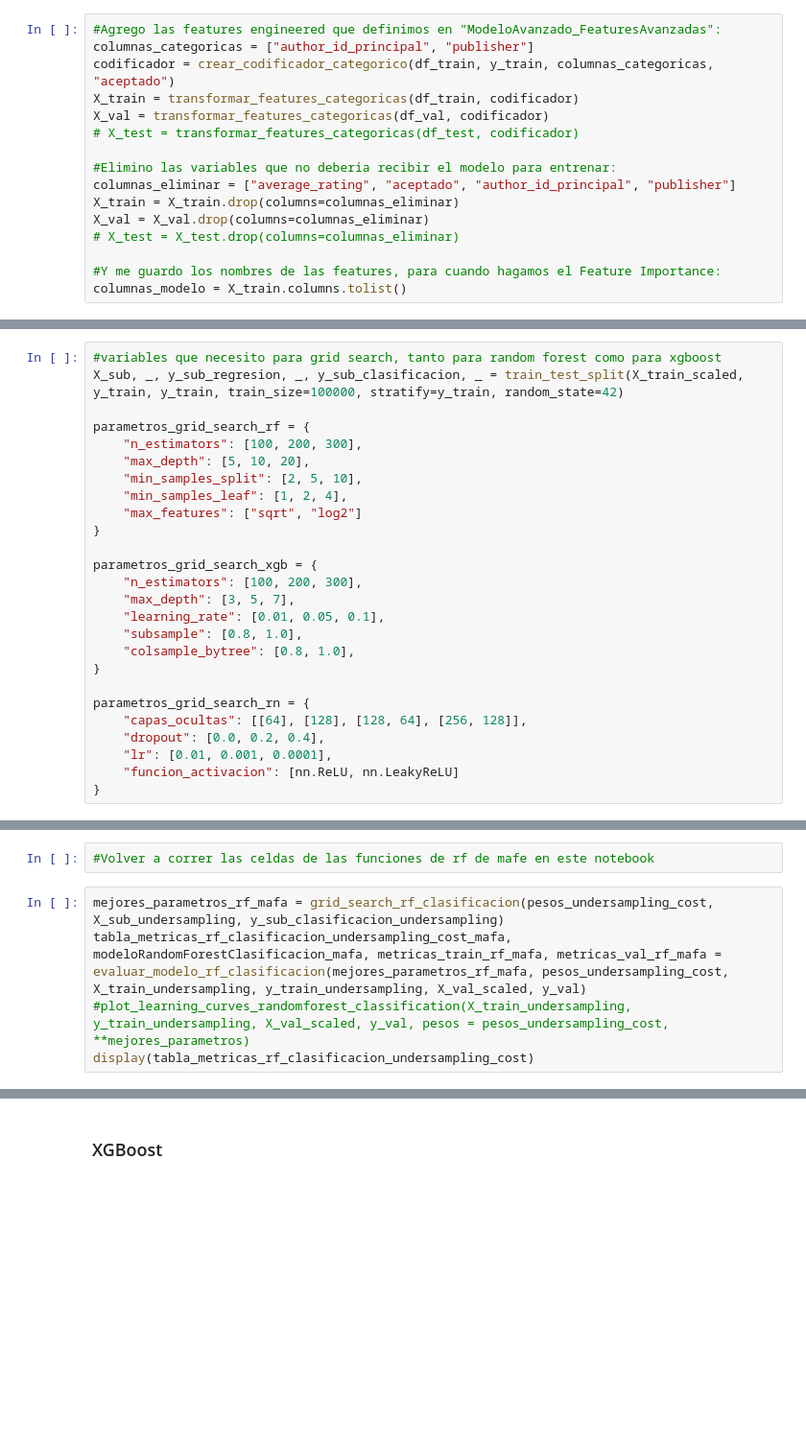
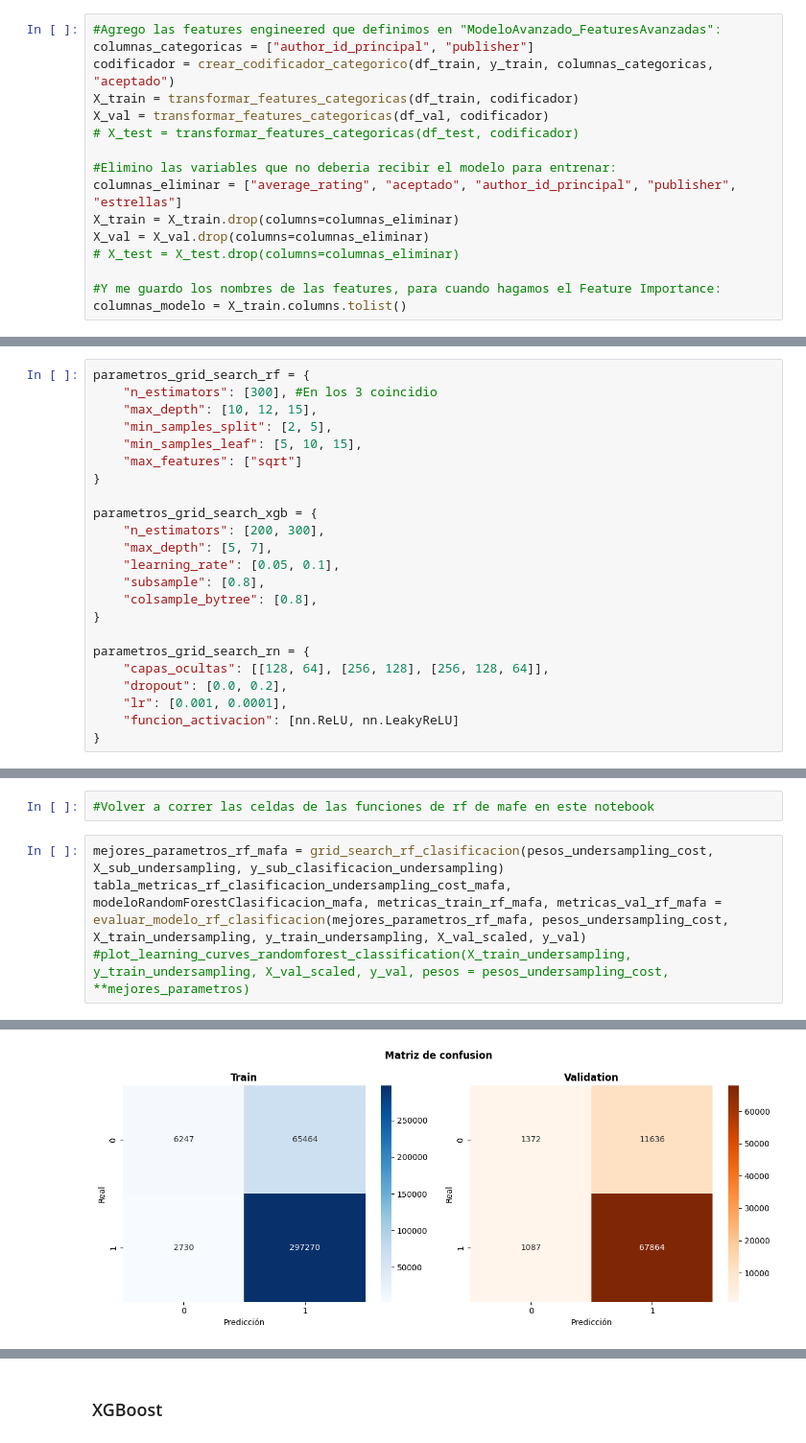
Before and after one commit to SolGarciaPereyra/Clasificador_Recomendador_Libros, a Jupyter notebook: Modelo_aceptacion.ipynb, the cells around one changed output, grey strips where cells are left out. Shown at 96% size. Saved outputs shown, nothing was run; the diff lists cells and outputs as text; blank space fills up the shorter version.

```diff
--- a/Modelo_aceptacion.ipynb
+++ b/Modelo_aceptacion.ipynb
@@ -468,7 +468,7 @@ X_val = transformar_features_categoricas(df_val, codificador)
 # X_test = transformar_features_categoricas(df_test, codificador)
 
 #Elimino las variables que no deberia recibir el modelo para entrenar:
-columnas_eliminar = ["average_rating", "aceptado", "author_id_principal", "publisher"]
+columnas_eliminar = ["average_rating", "aceptado", "author_id_principal", "publisher", "estrellas"]
 X_train = X_train.drop(columns=columnas_eliminar)
 X_val = X_val.drop(columns=columnas_eliminar)
 # X_test = X_test.drop(columns=columnas_eliminar)
@@ -487,29 +487,26 @@ X_train_scaled = X_train_scaled.to_numpy()
 X_val_scaled = X_val_scaled.to_numpy()
 # X_test_scaled = X_test_scaled.to_numpy()
 # %%
-#variables que necesito para grid search, tanto para random forest como para xgboost
-X_sub, _, y_sub_regresion, _, y_sub_clasificacion, _ = train_test_split(X_train_scaled, y_train, y_train, train_size=100000, stratify=y_train, random_state=42)
-
 parametros_grid_search_rf = {
-    "n_estimators": [100, 200, 300],
-    "max_depth": [5, 10, 20],
-    "min_samples_split": [2, 5, 10],
-    "min_samples_leaf": [1, 2, 4],
-    "max_features": ["sqrt", "log2"]
+    "n_estimators": [300], #En los 3 coincidio
+    "max_depth": [10, 12, 15],
+    "min_samples_split": [2, 5],
+    "min_samples_leaf": [5, 10, 15],
+    "max_features": ["sqrt"]
 }
 
 parametros_grid_search_xgb = {
-    "n_estimators": [100, 200, 300],
-    "max_depth": [3, 5, 7],
-    "learning_rate": [0.01, 0.05, 0.1],
-    "subsample": [0.8, 1.0],
-    "colsample_bytree": [0.8, 1.0],
+    "n_estimators": [200, 300],
+    "max_depth": [5, 7],
+    "learning_rate": [0.05, 0.1],
+    "subsample": [0.8],
+    "colsample_bytree": [0.8],
 }
 
 parametros_grid_search_rn = {
-    "capas_ocultas": [[64], [128], [128, 64], [256, 128]],
-    "dropout": [0.0, 0.2, 0.4],
-    "lr": [0.01, 0.001, 0.0001],
+    "capas_ocultas": [[128, 64], [256, 128], [256, 128, 64]],
+    "dropout": [0.0, 0.2],
+    "lr": [0.001, 0.0001],
     "funcion_activacion": [nn.ReLU, nn.LeakyReLU]
 }
 # %%
@@ -534,4 +531,4 @@ pesos_undersampling_cost = {0:2, 1:1}
 mejores_parametros_rf_mafa = grid_search_rf_clasificacion(pesos_undersampling_cost, X_sub_undersampling, y_sub_clasificacion_undersampling)
 tabla_metricas_rf_clasificacion_undersampling_cost_mafa, modeloRandomForestClasificacion_mafa, metricas_train_rf_mafa, metricas_val_rf_mafa = evaluar_modelo_rf_clasificacion(mejores_parametros_rf_mafa, pesos_undersampling_cost, X_train_undersampling, y_train_undersampling, X_val_scaled, y_val)
 #plot_learning_curves_randomforest_classification(X_train_undersampling, y_train_undersampling, X_val_scaled, y_val, pesos = pesos_undersampling_cost, **mejores_parametros)
-display(tabla_metricas_rf_clasificacion_undersampling_cost)
+# %% [output]
@@ -537,0 +543 @@ display(tabla_metricas_rf_clasificacion_undersampling_cost)
+[figure, added]
```
Also changed, not shown: parts of 3 cells of this notebook.
